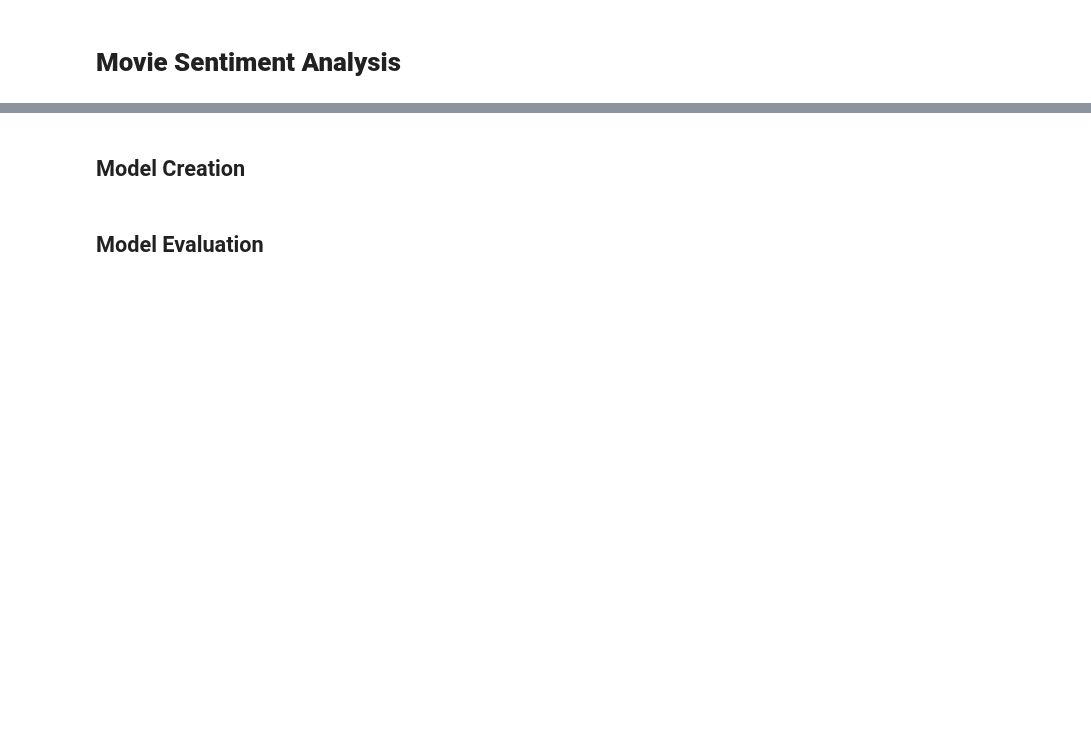
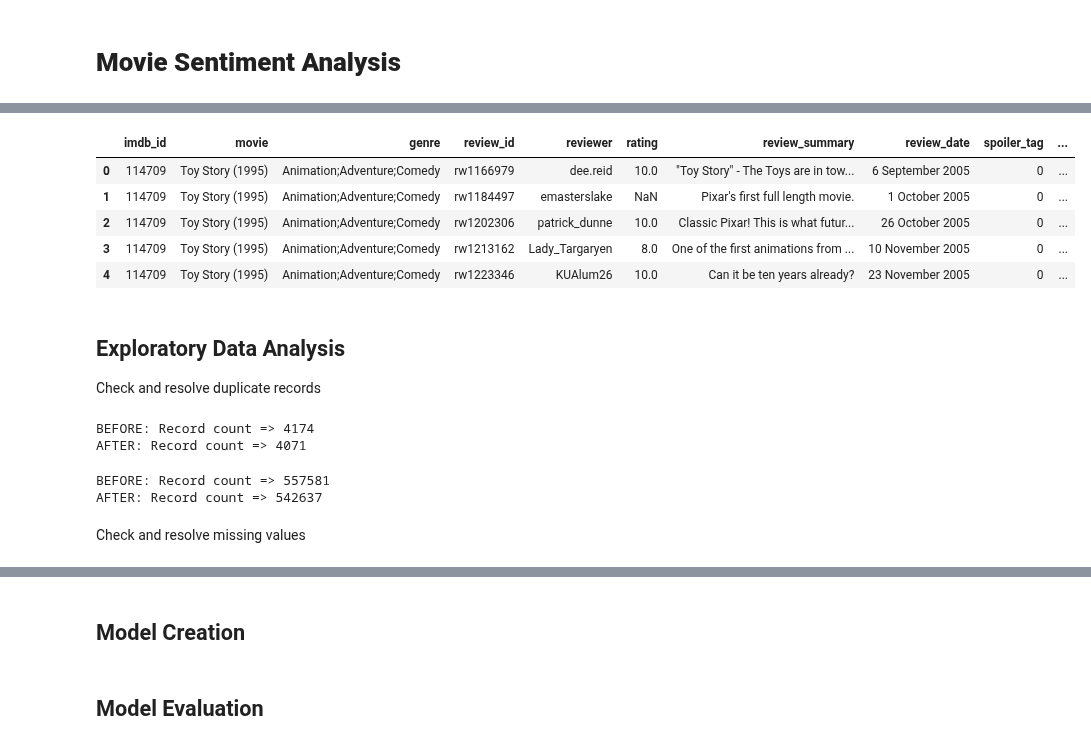
Before and after one commit to abccastro/Movie-Sentiment-Analysis, a Jupyter notebook: Movie Sentiment Analysis.ipynb, the cells around one changed output, grey strips where cells are left out. Cells and saved outputs as stored; diff of their text form; code cells hidden in the pictures; blank space fills up the shorter version.

```diff
--- a/Movie Sentiment Analysis.ipynb
+++ b/Movie Sentiment Analysis.ipynb
@@ -184,0 +170,33 @@ movie_reviews_filtered_df[text_prep_columns]
+# %%
+# Merge the movie metadata (from same source) and reviews in single dataframe
+movie_reviews_df = pd.merge(movies_df, reviews_df, on=["movie"], how="left")
+movie_reviews_df.head(5)
+# %% [output]
+|  | imdb_id | movie | genre | review_id | reviewer | rating | review_summary | review_date | spoiler_tag | ... |
+| 0 | 114709 | Toy Story (1995) | Animation;Adventure;Comedy | rw1166979 | dee.reid | 10.0 | "Toy Story" - The Toys are in tow... | 6 September 2005 | 0 | ... |
+| 1 | 114709 | Toy Story (1995) | Animation;Adventure;Comedy | rw1184497 | emasterslake | NaN | Pixar's first full length movie. | 1 October 2005 | 0 | ... |
+| 2 | 114709 | Toy Story (1995) | Animation;Adventure;Comedy | rw1202306 | patrick_dunne | 10.0 | Classic Pixar! This is what futur... | 26 October 2005 | 0 | ... |
+| 3 | 114709 | Toy Story (1995) | Animation;Adventure;Comedy | rw1213162 | Lady_Targaryen | 8.0 | One of the first animations from ... | 10 November 2005 | 0 | ... |
+| 4 | 114709 | Toy Story (1995) | Animation;Adventure;Comedy | rw1223346 | KUAlum26 | 10.0 | Can it be ten years already? | 23 November 2005 | 0 | ... |
+# %% [markdown]
+## Exploratory Data Analysis
+
+Check and resolve duplicate records
+# %%
+# Drop duplicate records in movies metadata
+print(f"BEFORE: Record count => {movies_metadata_combined_df.shape[0]}")
+movies_metadata_combined_df.drop_duplicates(inplace=True)
+print(f"AFTER: Record count => {movies_metadata_combined_df.shape[0]}")
+# %% [output]
+BEFORE: Record count => 4174
+AFTER: Record count => 4071
+# %%
+# Drop duplicate records in movies reviews
+print(f"BEFORE: Record count => {movie_reviews_df.shape[0]}")
+movie_reviews_df.drop_duplicates(inplace=True)
+print(f"AFTER: Record count => {movie_reviews_df.shape[0]}")
+# %% [output]
+BEFORE: Record count => 557581
+AFTER: Record count => 542637
+# %% [markdown]
+Check and resolve missing values
```
Also changed, not shown: parts of 40 cells of this notebook.
